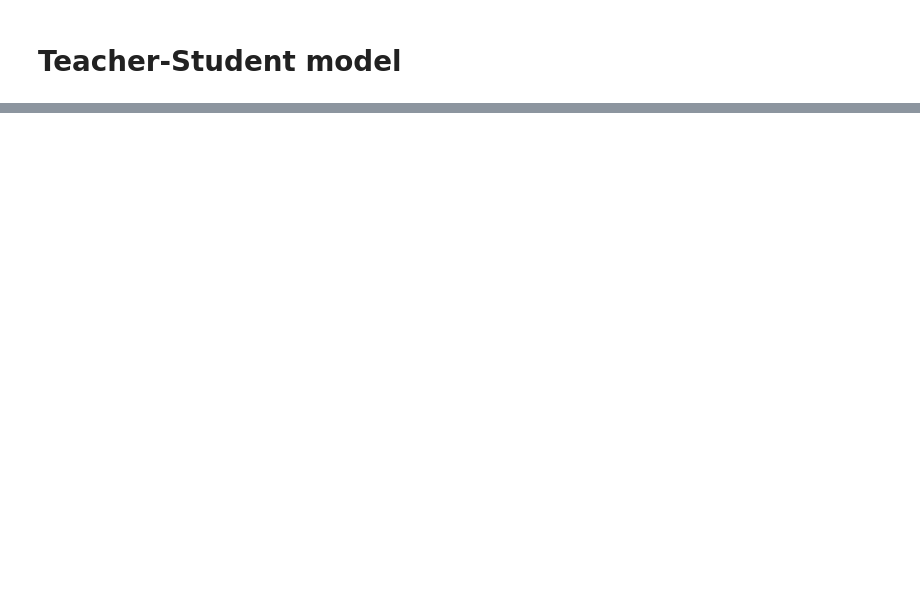
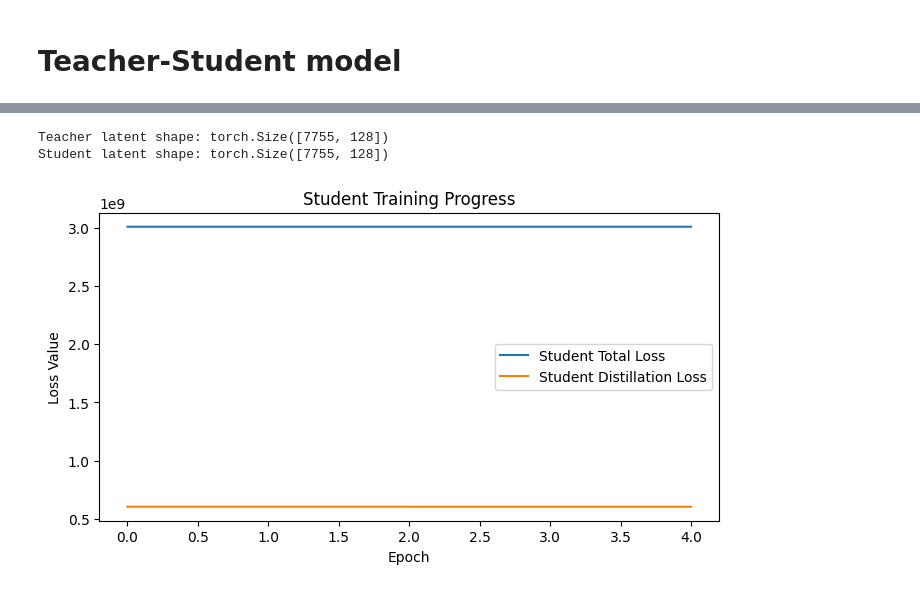
Before and after one commit to stanger-09/audio-classification-project, a Jupyter notebook: ASIT.ipynb, the cells around one changed output, grey strips where cells are left out. Saved outputs shown, nothing was run; the diff lists cells and outputs as text; code cells hidden in the pictures; blank space fills up the shorter version.

```diff
--- a/ASIT.ipynb
+++ b/ASIT.ipynb
@@ -281,0 +182,16 @@ Training loss: 0.32947173714637756
+# %%
+audio_data=np.array(audio_data)
+log_mel_sp=np.array(log_mel_sp)
+# %%
+import numpy as np
+import torch
+
+# Example: both arrays have shape (num_samples, feature_length)
+# audio_data: [low-level features]
+# log_mel_sp: [high-level features]
+audio_tensor = torch.tensor(audio_data, dtype=torch.float32)
+logmel_tensor = torch.tensor(log_mel_sp, dtype=torch.float32)
+
+# Move to GPU if available
+device = torch.device("cuda" if torch.cuda.is_available() else "cpu")
+audio_tensor, logmel_tensor = audio_tensor.to(device), logmel_tensor.to(device)
@@ -281,0 +263,19 @@ Training loss: 0.32947173714637756
+# %%
+teacher = TeacherAutoencoder(input_dim=501 * 128, latent_dim=128).to(device)
+optimizer = torch.optim.Adam(teacher.parameters(), lr=1e-3)
+criterion = nn.MSELoss()
+
+for epoch in range(10):
+    # Flatten the input tensor before passing it to the teacher model
+    flattened_logmel_tensor = logmel_tensor.view(logmel_tensor.size(0), -1)
+    recon, z = teacher(flattened_logmel_tensor)
+
+    # Reshape the reconstructed tensor back to the original shape for loss calculation
+    recon = recon.view_as(logmel_tensor)
+    loss = criterion(recon, logmel_tensor)
+
+    optimizer.zero_grad()
+    loss.backward()
+    optimizer.step()
+
+    print(f"[Teacher] Epoch {epoch+1} | Reconstruction Loss: {loss.item():.6f}")
@@ -281,0 +345,28 @@ Training loss: 0.32947173714637756
+# %%
+teacher.eval()
+student.eval()
+
+# Encode with teacher
+flattened_logmel_tensor = logmel_tensor.view(logmel_tensor.size(0), -1)
+_, teacher_latent = teacher(flattened_logmel_tensor)
+
+# Encode with student
+flattened_audio_tensor = audio_tensor.view(audio_tensor.size(0), -1)
+_, student_latent = student(flattened_audio_tensor)
+
+print("Teacher latent shape:", teacher_latent.shape)
+print("Student latent shape:", student_latent.shape)
+# %% [output]
+Teacher latent shape: torch.Size([7755, 128])
+Student latent shape: torch.Size([7755, 128])
+# %%
+plt.figure(figsize=(8,4))
+plt.plot(student_total_losses, label='Student Total Loss')
+plt.plot(student_distill_losses, label='Student Distillation Loss')
+plt.xlabel('Epoch')
+plt.ylabel('Loss Value')
+plt.title('Student Training Progress')
+plt.legend()
+plt.show()
+# %% [output]
+[figure, added]
```
Also changed, not shown: parts of 26 cells of this notebook.
